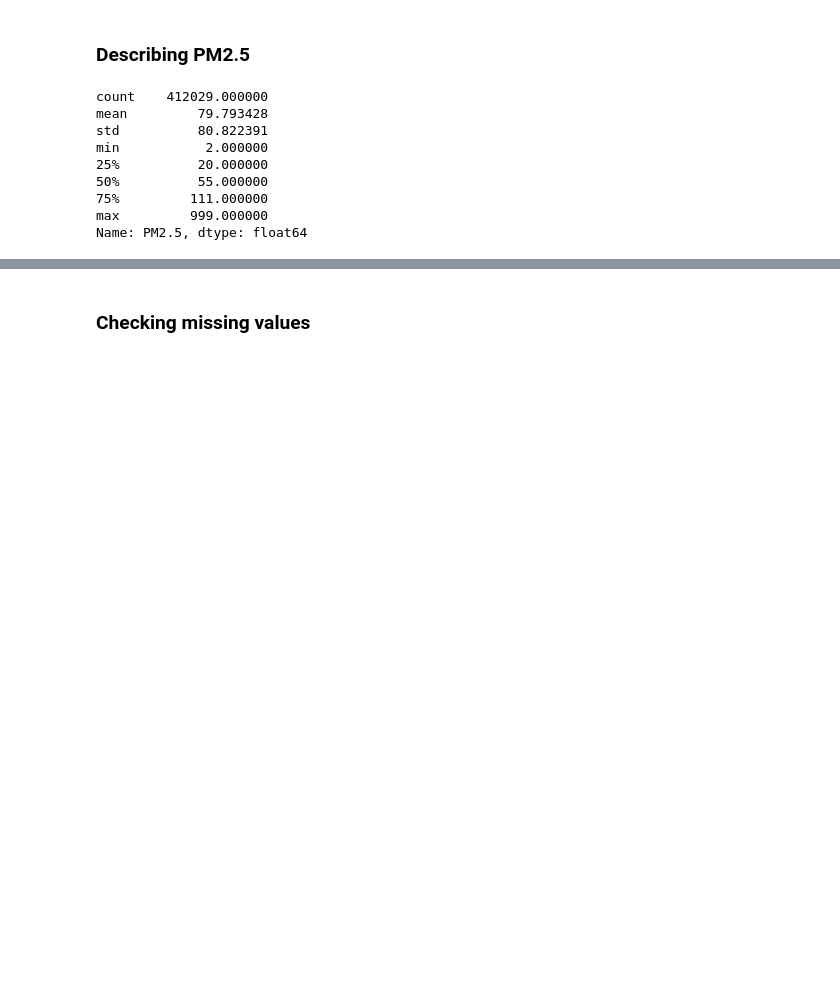
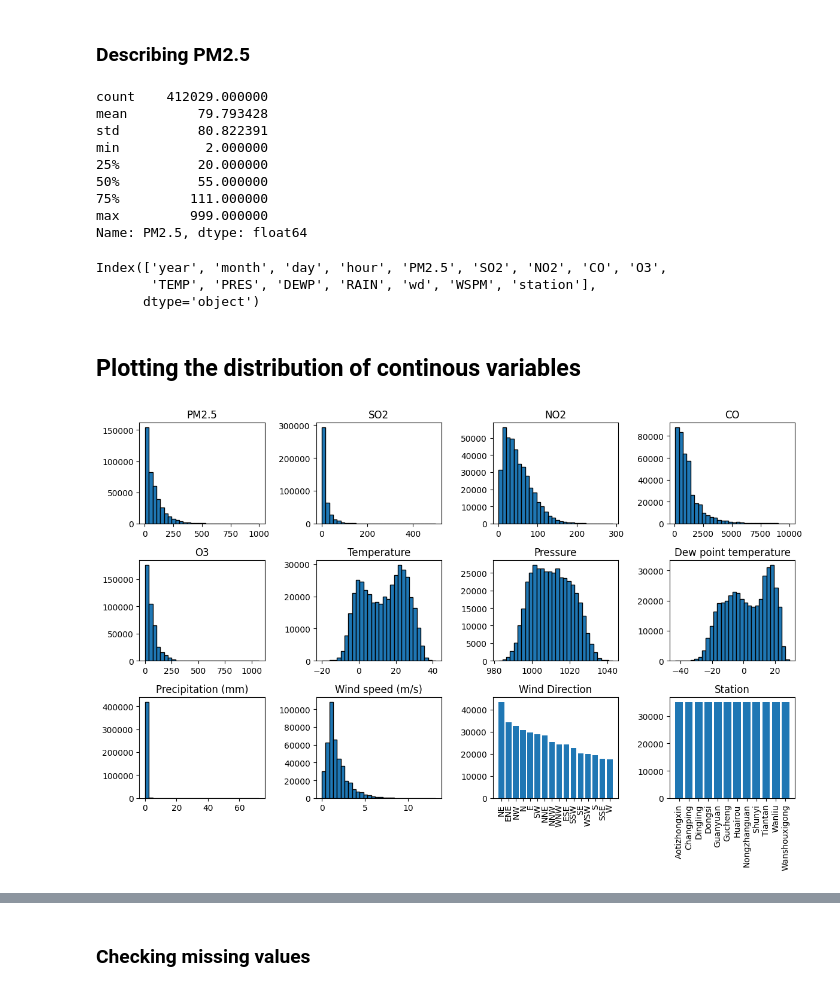
Before and after one commit to perujuice/AirQ_beijing, a Jupyter notebook: model.ipynb, the cells around one changed output, grey strips where cells are left out. Saved outputs shown, nothing was run; the diff lists cells and outputs as text; code cells hidden in the pictures; blank space fills up the shorter version.

```diff
--- a/model.ipynb
+++ b/model.ipynb
@@ -138,3 +128,74 @@ min           2.000000
 75%         111.000000
 max         999.000000
 Name: PM2.5, dtype: float64
+# %%
+df.columns
+# %% [output]
+Index(['year', 'month', 'day', 'hour', 'PM2.5', 'SO2', 'NO2', 'CO', 'O3',
+       'TEMP', 'PRES', 'DEWP', 'RAIN', 'wd', 'WSPM', 'station'],
+      dtype='object')
+# %% [markdown]
+## Plotting the distribution of continous variables
+# %%
+plt.figure(figsize=(12, 8))
+
+bins = 30
+
+plt.subplot(3, 4, 1)
+plt.hist(airpoll, bins=bins, edgecolor="black")
+plt.title("PM2.5")
+
+plt.subplot(3, 4, 2)
+plt.hist(df["SO2"], bins=bins, edgecolor="black")
+plt.title("SO2")
+
+plt.subplot(3, 4, 3)
+plt.hist(df["NO2"], bins=bins, edgecolor="black")
+plt.title("NO2")
+
+plt.subplot(3, 4, 4)
+plt.hist(df["CO"], bins=bins, edgecolor="black")
+plt.title("CO")
+
+plt.subplot(3, 4, 5)
+plt.hist(df["O3"], bins=bins, edgecolor="black")
+plt.title("O3")
+
+plt.subplot(3, 4, 6)
+plt.hist(df["TEMP"], bins=bins, edgecolor="black")
+plt.title("Temperature")
+
+plt.subplot(3, 4, 7)
+plt.hist(df["PRES"], bins=bins, edgecolor="black")
+plt.title("Pressure")
+
+plt.subplot(3, 4, 8)
+plt.hist(df["DEWP"], bins=bins, edgecolor="black")
+plt.title("Dew point temperature")
+
+plt.subplot(3, 4, 9)
+plt.hist(df["RAIN"], bins=bins, edgecolor="black")
+plt.title("Precipitation (mm)")
+
+plt.subplot(3, 4, 10)
+plt.hist(df["WSPM"], bins=bins, edgecolor="black")
+plt.title("Wind speed (m/s)")
+
+# For categorical columns I'll use a bar plot
+wd_bar = df["wd"].value_counts()
+ax = plt.subplot(3, 4, 11)
+ax.bar(wd_bar.index, wd_bar.values)
+ax.tick_params(axis="x", rotation=90)
+ax.set_title("Wind Direction")
+
+
+station_bar = df["station"].value_counts()
+ax = plt.subplot(3, 4, 12)
+ax.bar(station_bar.index, station_bar.values)
+ax.tick_params(axis="x", rotation=90)
+ax.set_title("Station")
+
+plt.tight_layout()
+plt.show()
+# %% [output]
+[figure, added]
```
Also changed, not shown: parts of 14 cells of this notebook.
